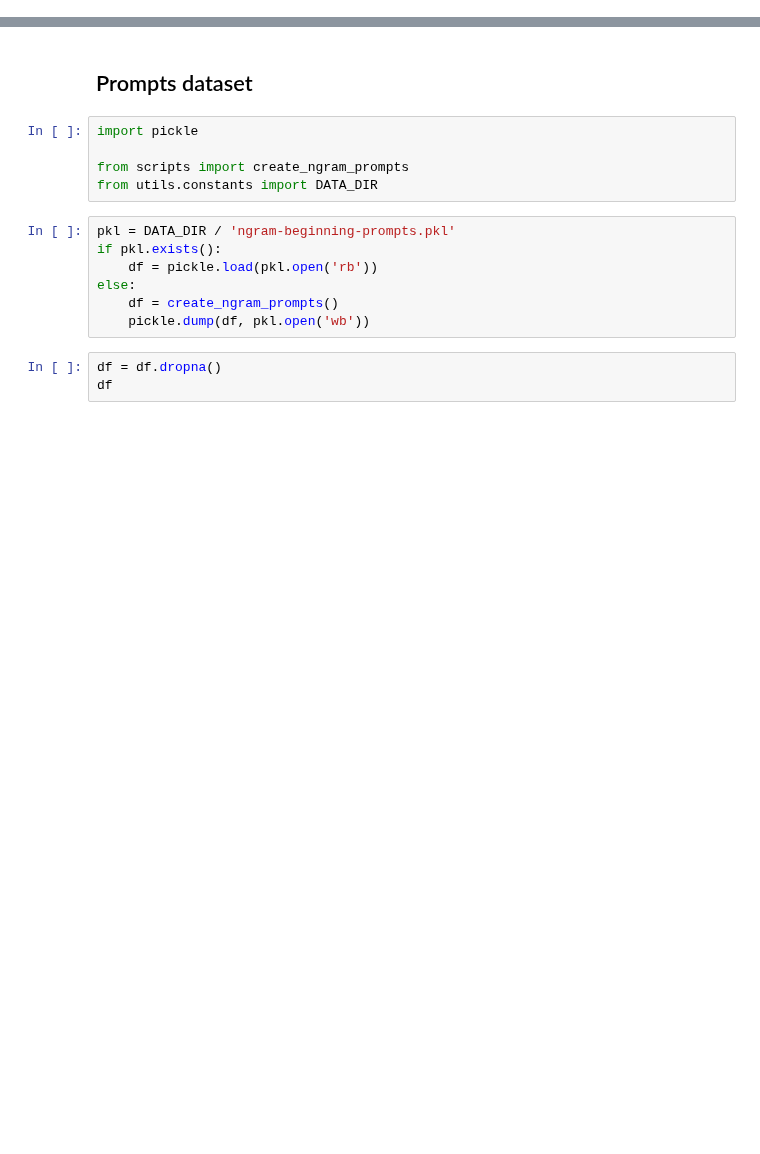
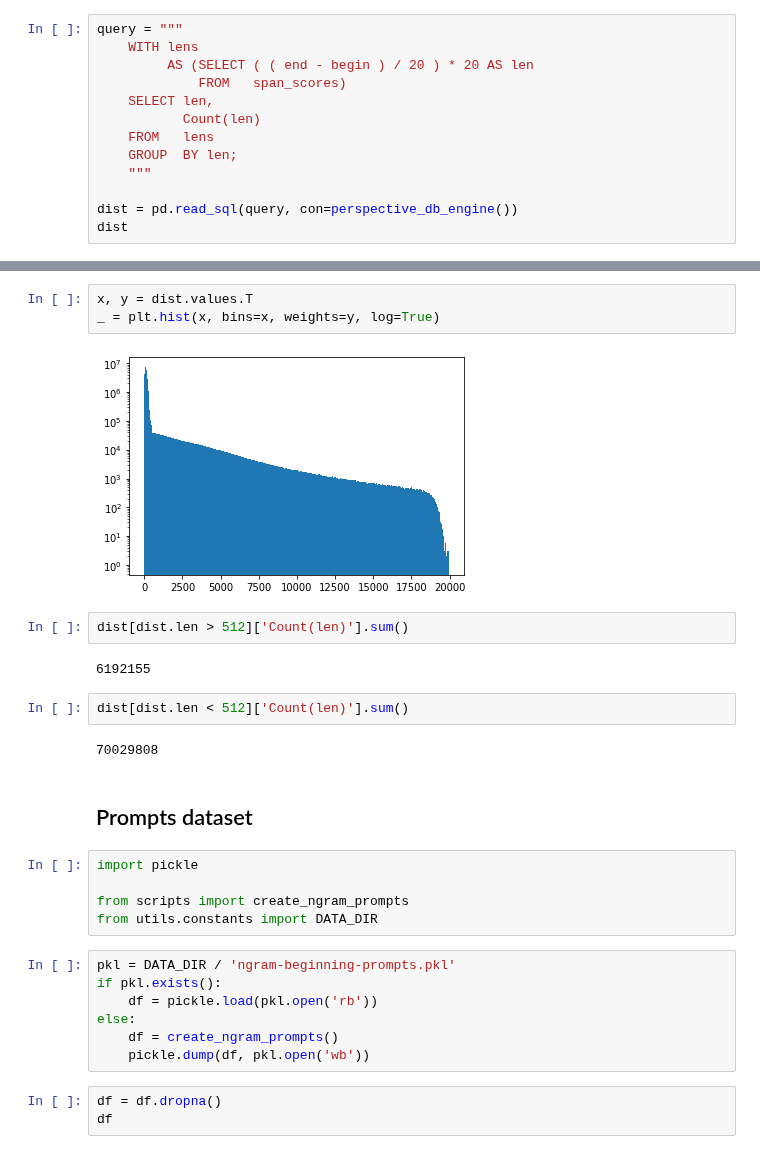
Before and after one commit to allenai/real-toxicity-prompts, a Jupyter notebook: notebooks/ngram_prompts.ipynb, the cells around one changed output, grey strips where cells are left out. Cells and saved outputs as stored; diff of their text form; blank space fills up the shorter version.

```diff
--- a/notebooks/ngram_prompts.ipynb
+++ b/notebooks/ngram_prompts.ipynb
@@ -6,0 +15,13 @@ while Path.cwd().name != 'language-model-toxicity':
+# %%
+query = """
+    WITH lens
+         AS (SELECT ( ( end - begin ) / 20 ) * 20 AS len
+             FROM   span_scores)
+    SELECT len,
+           Count(len)
+    FROM   lens
+    GROUP  BY len;
+    """
+
+dist = pd.read_sql(query, con=perspective_db_engine())
+dist
@@ -7,3 +42,16 @@ while Path.cwd().name != 'language-model-toxicity':
+# %%
+x, y = dist.values.T
+_ = plt.hist(x, bins=x, weights=y, log=True)
+# %% [output]
+[figure, added]
+# %%
+dist[dist.len > 512]['Count(len)'].sum()
+# %% [output]
+6192155
+# %%
+dist[dist.len < 512]['Count(len)'].sum()
+# %% [output]
+70029808
 # %% [markdown]
 ## Prompts dataset
 # %%
```
Also changed, not shown: parts of 4 cells of this notebook.
